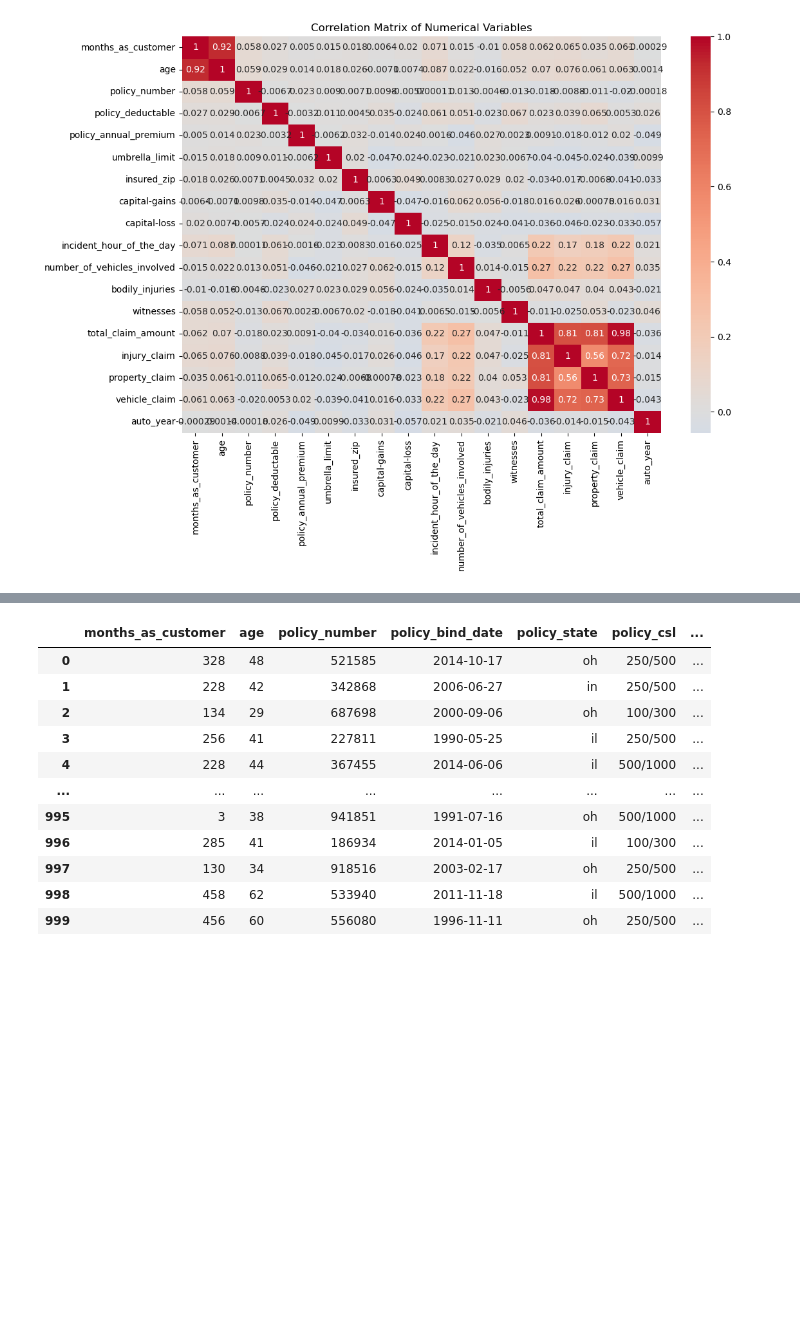
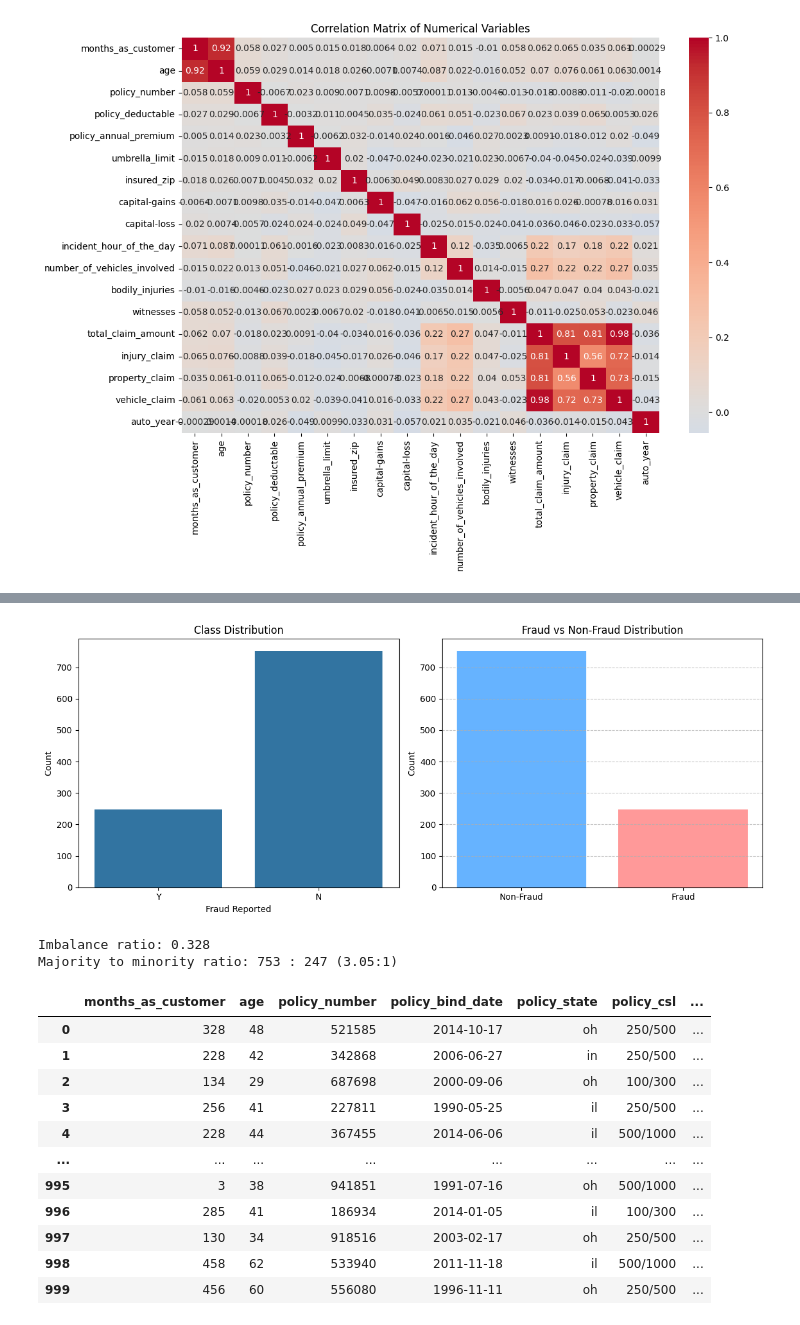
Before and after one commit to KennyM28/Explore_AI-KS_Mashishi-Capstone, a Jupyter notebook: KS_MASHISHI_CAPSTONE/KS_MASHISHI_Capstone.ipynb, the cells around one changed output, grey strips where cells are left out. Drawn from its saved outputs; the diff is of its cells as text; code cells hidden in the pictures; blank space fills up the shorter version.

```diff
--- a/KS_MASHISHI_CAPSTONE/KS_MASHISHI_Capstone.ipynb
+++ b/KS_MASHISHI_CAPSTONE/KS_MASHISHI_Capstone.ipynb
@@ -435,0 +442,8 @@ plt.show()
+# %%
+fraud_counts = df['fraud_reported'].value_counts()
+print("Class distribution:")
+print(fraud_counts)
+print(f"Fraud rate: {fraud_counts['Y'] / len(df) * 100:.2f}%")
+
+is_imbalanced = min(fraud_counts) / len(df) < 0.3
+print(f"Dataset is{'imbalanced' if is_imbalanced else 'balanced'}")
@@ -436 +458,30 @@ plt.show()
+# %%
+plt.figure(figsize=(12, 5))
+
+plt.subplot(1, 2, 1)
+sns.countplot(data=df, x='fraud_reported')
+plt.title('Class Distribution')
+plt.xlabel('Fraud Reported')
+plt.ylabel('Count')
+
+# Bar chart
+plt.subplot(1, 2, 2)
+plt.bar(['Non-Fraud', 'Fraud'], fraud_counts, color=['#66b3ff', '#ff9999'])
+plt.title('Fraud vs Non-Fraud Distribution')
+plt.ylabel('Count')
+
+# Add y-grid for better readability
+plt.grid(axis='y', linestyle='--', alpha=0.7)
+
+plt.tight_layout()
+plt.show()
+
+imbalance_ratio = fraud_counts.min() / fraud_counts.max()
+print(f"Imbalance ratio: {imbalance_ratio:.3f}")
+print(f"Majority to minority ratio: {fraud_counts.max()} : {fraud_counts.min()} "
+      f"({fraud_counts.max()/fraud_counts.min():.2f}:1)")
+# %% [output]
+[figure, added]
+Imbalance ratio: 0.328
+Majority to minority ratio: 753 : 247 (3.05:1)
 # %%
```
Also changed, not shown: parts of 32 cells of this notebook, 14 other files.
